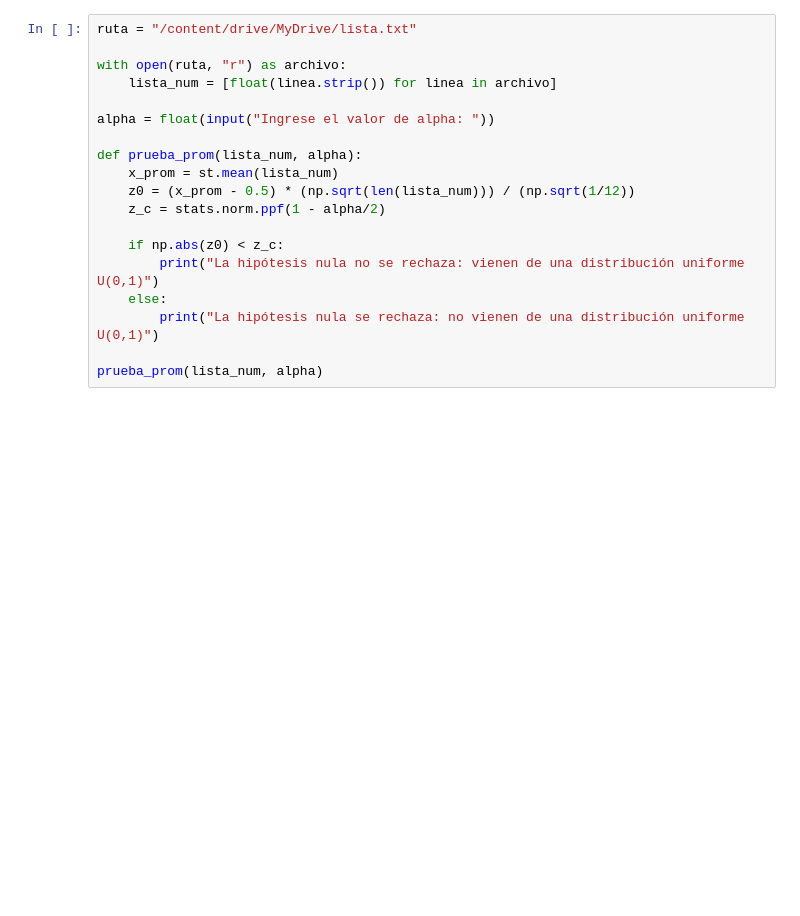
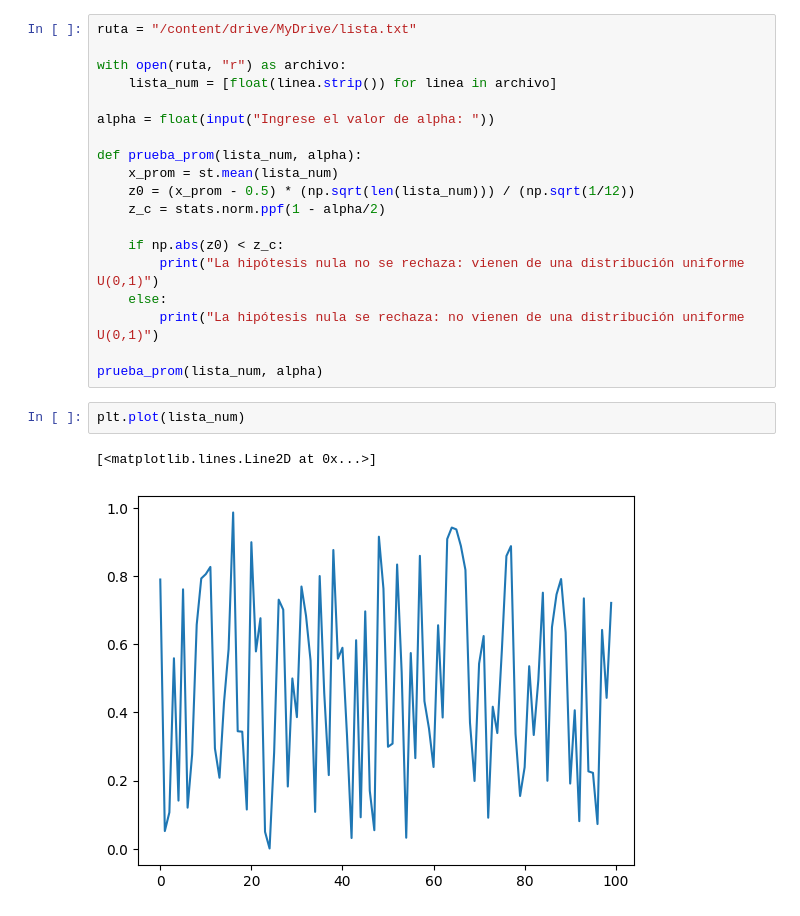
Before and after one commit to EmilianoCastelan/Simulacion1, a Jupyter notebook: Prueba_promedios.ipynb, the cells around one changed output. Drawn from its saved outputs; the diff is of its cells as text; blank space fills up the shorter version.

```diff
--- a/Prueba_promedios.ipynb
+++ b/Prueba_promedios.ipynb
@@ -85,3 +86,8 @@ def prueba_prom(lista_num, alpha):
         print("La hipótesis nula se rechaza: no vienen de una distribución uniforme U(0,1)")
 
 prueba_prom(lista_num, alpha)
+# %%
+plt.plot(lista_num)
+# %% [output]
+[<matplotlib.lines.Line2D at 0x...>]
+[figure, added]
```
Also changed, not shown: parts of 1 cell of this notebook.
